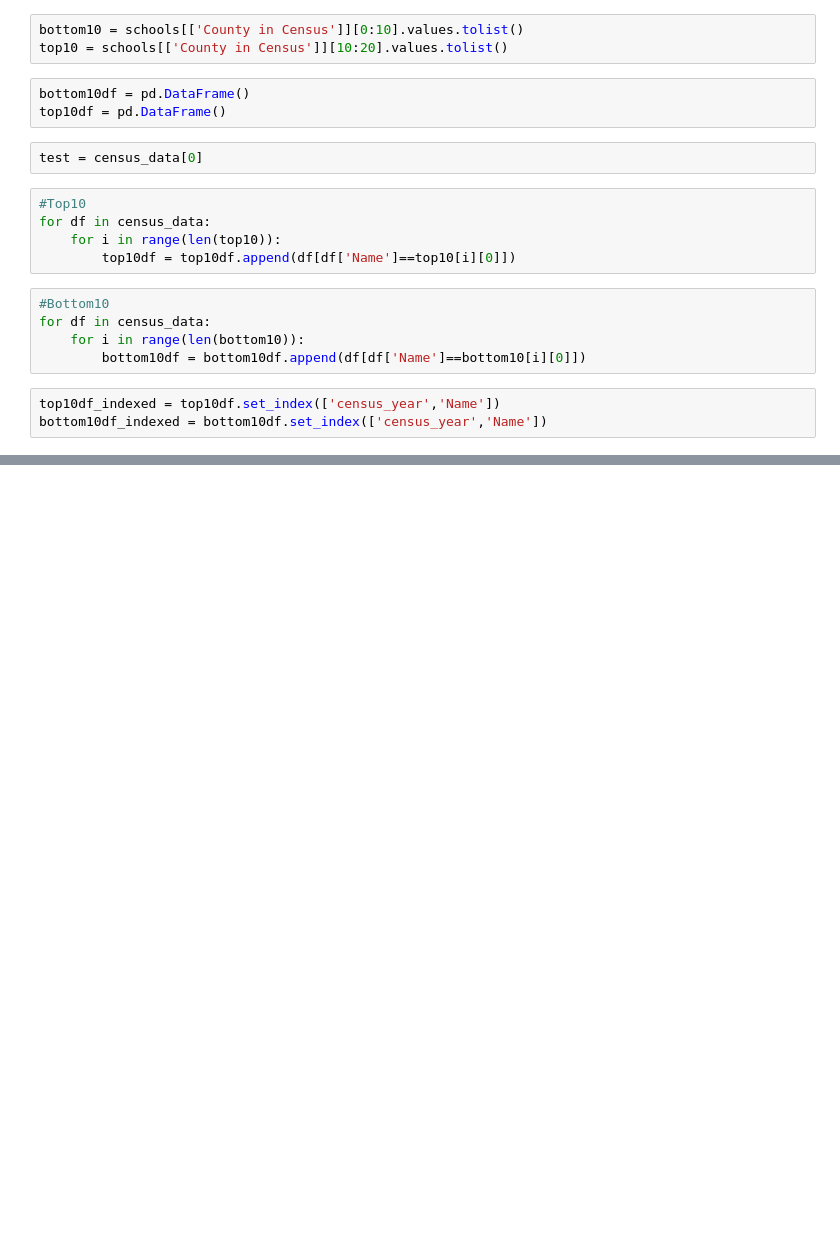
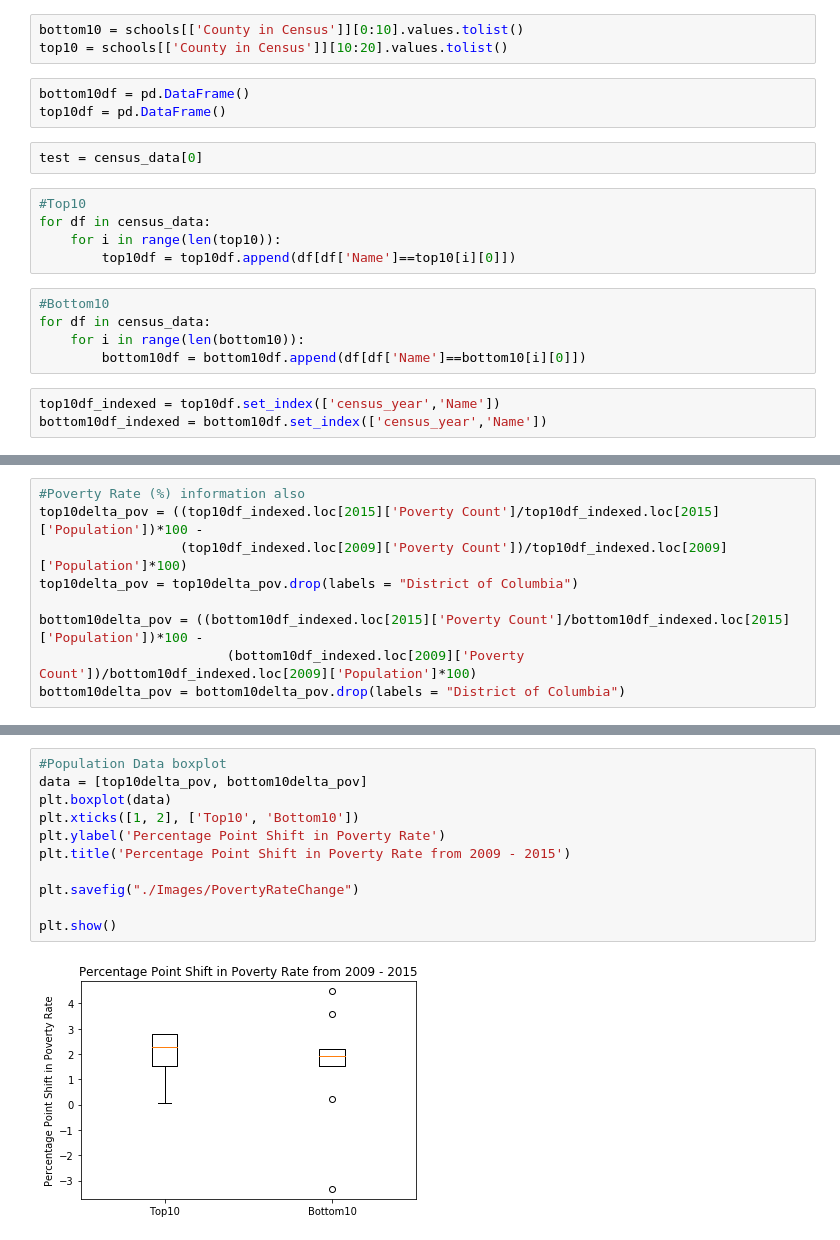
Before and after one commit to vic-158/Data_Viz_Project, a Jupyter notebook: victor/Data_Viz_Project_Census_Data_County.ipynb, the cells around one changed output, grey strips where cells are left out. Drawn from its saved outputs; the diff is of its cells as text; blank space fills up the shorter version.

```diff
--- a/victor/Data_Viz_Project_Census_Data_County.ipynb
+++ b/victor/Data_Viz_Project_Census_Data_County.ipynb
@@ -76,0 +89,9 @@ bottom10delta_pcincome = bottom10delta_pcincome.drop(labels = "District of Colum
+# %%
+#Poverty Rate (%) information also
+top10delta_pov = ((top10df_indexed.loc[2015]['Poverty Count']/top10df_indexed.loc[2015]['Population'])*100 -
+                  (top10df_indexed.loc[2009]['Poverty Count'])/top10df_indexed.loc[2009]['Population']*100)
+top10delta_pov = top10delta_pov.drop(labels = "District of Columbia")
+
+bottom10delta_pov = ((bottom10df_indexed.loc[2015]['Poverty Count']/bottom10df_indexed.loc[2015]['Population'])*100 -
+                        (bottom10df_indexed.loc[2009]['Poverty Count'])/bottom10df_indexed.loc[2009]['Population']*100)
+bottom10delta_pov = bottom10delta_pov.drop(labels = "District of Columbia")
@@ -87,3 +151,16 @@ plt.show()
+# %%
+#Population Data boxplot
+data = [top10delta_pov, bottom10delta_pov]
+plt.boxplot(data)
+plt.xticks([1, 2], ['Top10', 'Bottom10'])
+plt.ylabel('Percentage Point Shift in Poverty Rate')
+plt.title('Percentage Point Shift in Poverty Rate from 2009 - 2015')
+
+plt.savefig("./Images/PovertyRateChange")
+
+plt.show()
+# %% [output]
+[figure, added]
 # %%
 for city in top10:
     plt.plot(top10df[top10df['Name']==city[0]]['census_year'],
```
Also changed, not shown: parts of 12 cells of this notebook, 8 other files.
